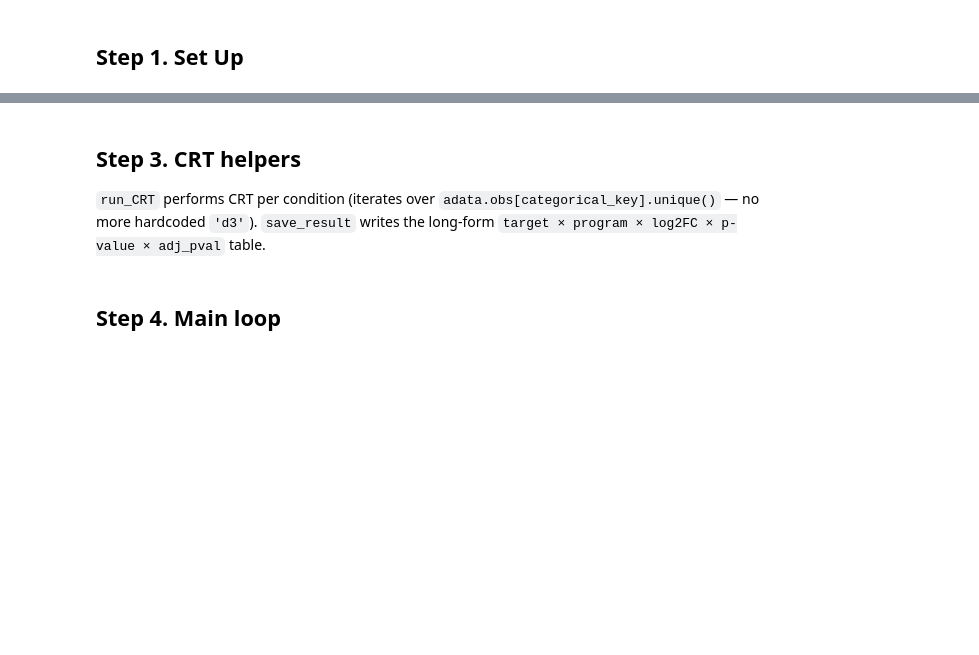
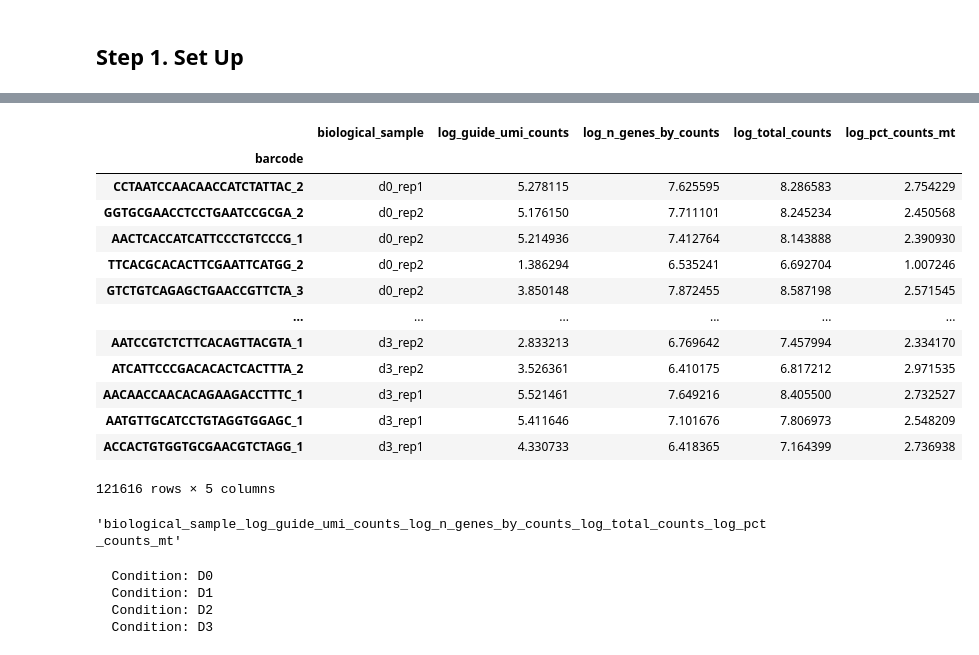
Before and after one commit to EngreitzLab/PerturbNMF, a Jupyter notebook: src/Stage2_Evaluation/B_Calibration/JupterNote_Version/CRT.ipynb, the cells around one changed output, grey strips where cells are left out. Drawn from its saved outputs; the diff is of its cells as text; code cells hidden in the pictures; blank space fills up the shorter version.

```diff
--- a/src/Stage2_Evaluation/B_Calibration/JupterNote_Version/CRT.ipynb
+++ b/src/Stage2_Evaluation/B_Calibration/JupterNote_Version/CRT.ipynb
@@ -111,4 +108,0 @@ def reformat_data_for_CRT(mdata, covariates=None, log_covariates=None):
-# %% [markdown]
-## Step 3. CRT helpers
-
-`run_CRT` performs CRT per condition (iterates over `adata.obs[categorical_key].unique()` — no more hardcoded `'d3'`). `save_result` writes the long-form `target × program × log2FC × p-value × adj_pval` table.
@@ -252,2 +108,0 @@ def run_CRT(adata, k, sel_thresh, output_folder,
-# %% [markdown]
-## Step 4. Main loop
@@ -297,0 +109,17 @@ print("Pipeline finished.")
+# %%
+adata.obsm['covar']
+# %% [output]
+|  | biological_sample | log_guide_umi_counts | log_n_genes_by_counts | log_total_counts | log_pct_counts_mt |
+| barcode |  |  |  |  |  |
+| CCTAATCCAACAACCATCTATTAC_2 | d0_rep1 | 5.278115 | 7.625595 | 8.286583 | 2.754229 |
+| GGTGCGAACCTCCTGAATCCGCGA_2 | d0_rep2 | 5.176150 | 7.711101 | 8.245234 | 2.450568 |
+| AACTCACCATCATTCCCTGTCCCG_1 | d0_rep2 | 5.214936 | 7.412764 | 8.143888 | 2.390930 |
+| TTCACGCACACTTCGAATTCATGG_2 | d0_rep2 | 1.386294 | 6.535241 | 6.692704 | 1.007246 |
+| GTCTGTCAGAGCTGAACCGTTCTA_3 | d0_rep2 | 3.850148 | 7.872455 | 8.587198 | 2.571545 |
+| ... | ... | ... | ... | ... | ... |
+| AATCCGTCTCTTCACAGTTACGTA_1 | d3_rep2 | 2.833213 | 6.769642 | 7.457994 | 2.334170 |
+| ATCATTCCCGACACACTCACTTTA_2 | d3_rep2 | 3.526361 | 6.410175 | 6.817212 | 2.971535 |
+| AACAACCAACACAGAAGACCTTTC_1 | d3_rep1 | 5.521461 | 7.649216 | 8.405500 | 2.732527 |
+| AATGTTGCATCCTGTAGGTGGAGC_1 | d3_rep1 | 5.411646 | 7.101676 | 7.806973 | 2.548209 |
+| ACCACTGTGGTGCGAACGTCTAGG_1 | d3_rep1 | 4.330733 | 6.418365 | 7.164399 | 2.736938 |
+121616 rows × 5 columns
@@ -297,0 +133,15 @@ print("Pipeline finished.")
+# %%
+parts = list(covariates or []) + [f"log_{c}" for c in (log_covariates or [])]
+covar_tag = "_".join(parts) if parts else "no_covariates"
+covar_tag
+# %% [output]
+'biological_sample_log_guide_umi_counts_log_n_genes_by_counts_log_total_counts_log_pct_counts_mt'
+# %%
+for condition in adata.obs[categorical_key].unique():
+        print(f"  Condition: {condition}")
+        adata_con = adata[adata.obs[categorical_key] == condition].copy()
+# %% [output]
+  Condition: D0
+  Condition: D1
+  Condition: D2
+  Condition: D3
```
Also changed, not shown: parts of 14 cells of this notebook, 7 other files.
